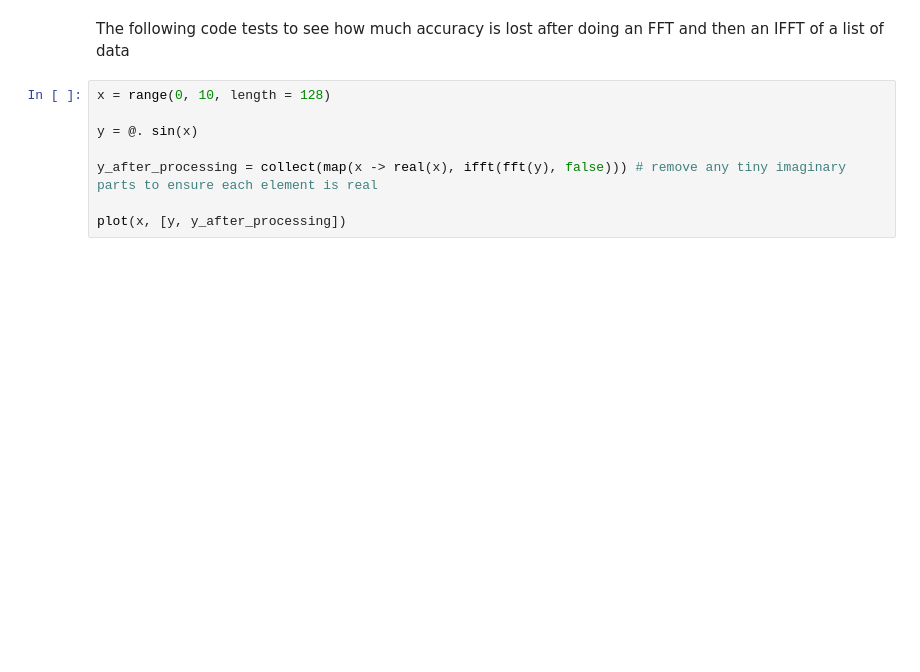
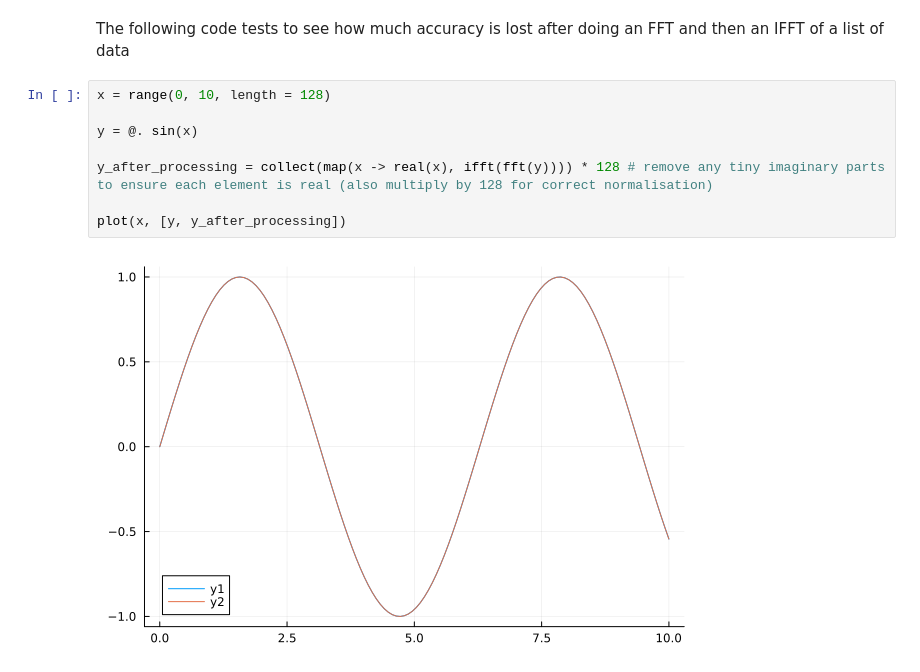
Before and after one commit to PP6464/Julia-FFT, a Jupyter notebook: FFT.ipynb, the cells around one changed output. Drawn from its saved outputs; the diff is of its cells as text; blank space fills up the shorter version.

```diff
--- a/FFT.ipynb
+++ b/FFT.ipynb
@@ -325,8 +358,10 @@ The following code tests to see how much accuracy is lost after doing an FFT and
 # %%
 x = range(0, 10, length = 128)
 
 y = @. sin(x)
 
-y_after_processing = collect(map(x -> real(x), ifft(fft(y), false))) # remove any tiny imaginary parts to ensure each element is real
+y_after_processing = collect(map(x -> real(x), ifft(fft(y)))) * 128 # remove any tiny imaginary parts to ensure each element is real (also multiply by 128 for correct normalisation)
 
 plot(x, [y, y_after_processing])
+# %% [output]
+[figure, added]
```
Also changed, not shown: parts of 3 cells of this notebook.
